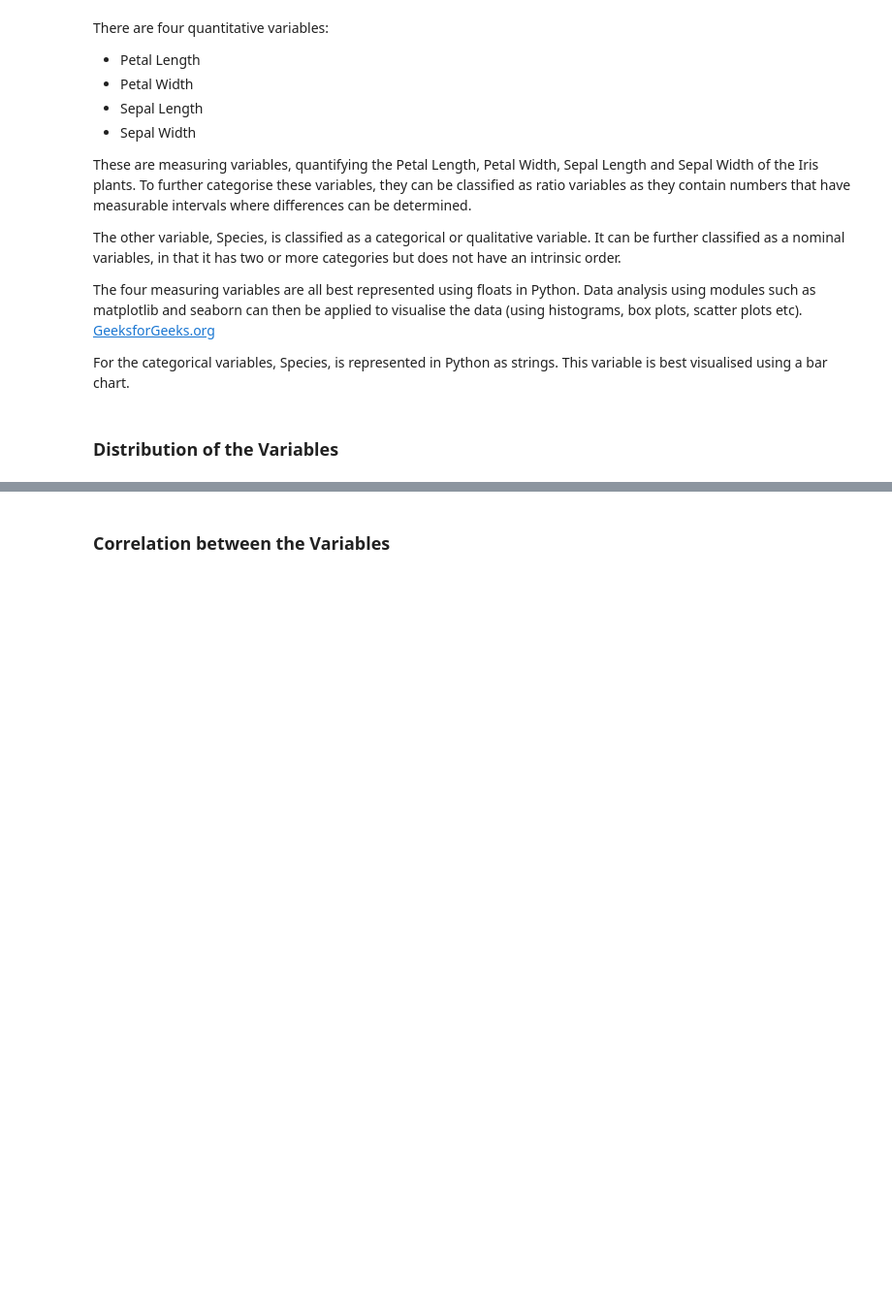
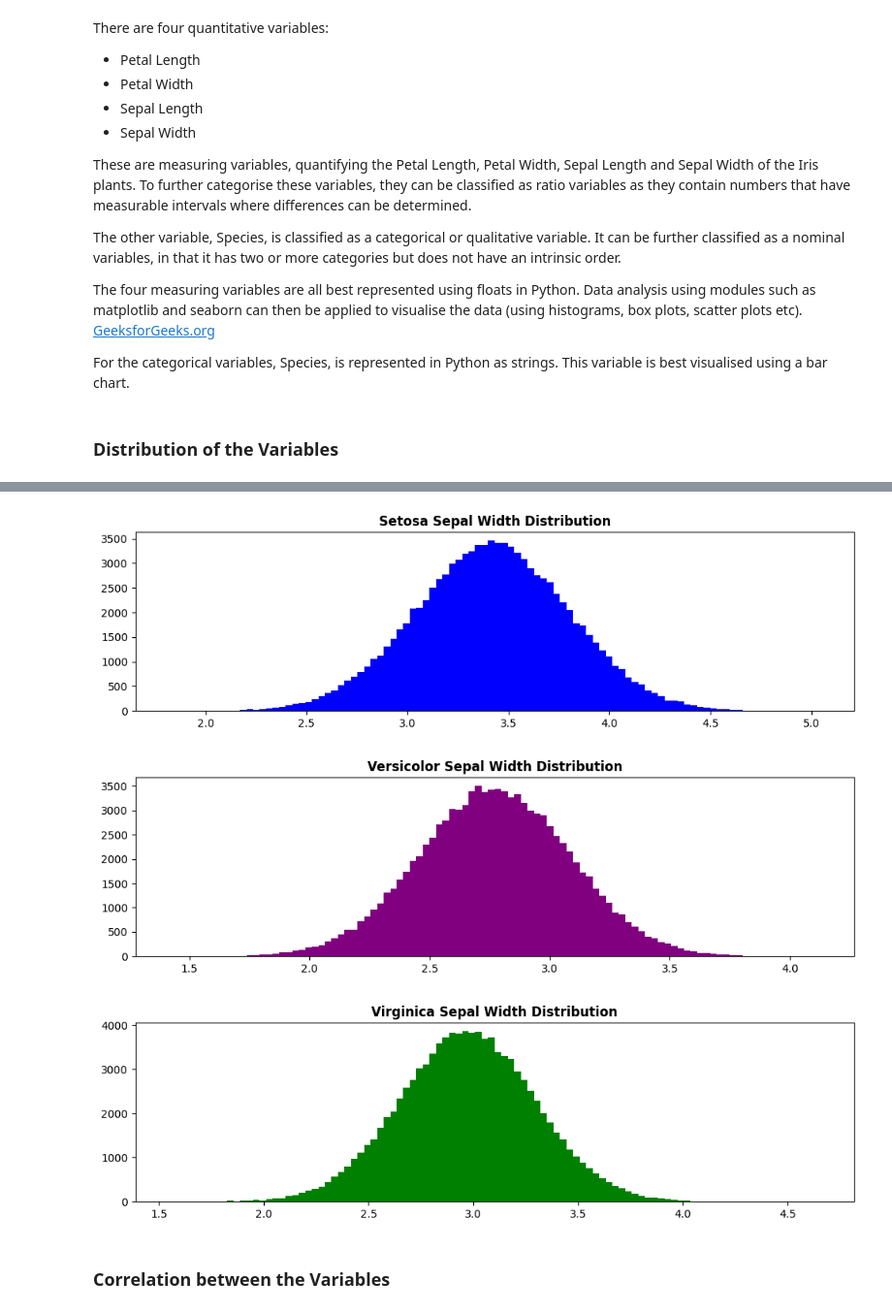
Before and after one commit to rachel-king4/fundamentalsofdataanalysis, a Jupyter notebook: project.ipynb, the cells around one changed output, grey strips where cells are left out. Shown at 97% size. Saved outputs shown, nothing was run; the diff lists cells and outputs as text; code cells hidden in the pictures; blank space fills up the shorter version.

```diff
--- a/project.ipynb
+++ b/project.ipynb
@@ -145,3 +216,31 @@ For the categorical variables, Species, is represented in Python as strings. Thi
+# %%
+# random generator for Setosa Sepal Width
+setosa_sepal_width_dist = np.random.normal(loc=3.418, scale=0.3810274, size=100000)
+fig, ax = plt.subplots(figsize=(12,3))
+
+# Plot a histogram
+ax.set_title("Setosa Sepal Width Distribution", fontweight='bold')
+ax.hist(setosa_sepal_width_dist, bins=100, density=False, color='blue');
+
+# random generator for Versicolor Sepal Width
+versicolor_sepal_width_dist = np.random.normal(loc=2.77, scale=0.313798, size=100000)
+fig, ax = plt.subplots(figsize=(12,3))
+
+# Plot a histogram
+ax.set_title("Versicolor Sepal Width Distribution", fontweight='bold')
+ax.hist(versicolor_sepal_width_dist, bins=100, density=False, color='purple');
+
+# random generator for Virginica Sepal Width
+virginica_sepal_width_dist = np.random.normal(loc=2.974, scale=0.322497, size=100000)
+fig, ax = plt.subplots(figsize=(12,3))
+
+# Plot a histogram
+ax.set_title("Virginica Sepal Width Distribution", fontweight='bold')
+ax.hist(virginica_sepal_width_dist, bins=100, density=False, color='green');
+# %% [output]
+[figure, added]
+[figure, added]
+[figure, added]
 # %% [markdown]
 ### Correlation between the Variables
 # %% [markdown]
```
Also changed, not shown: parts of 7 cells of this notebook.
